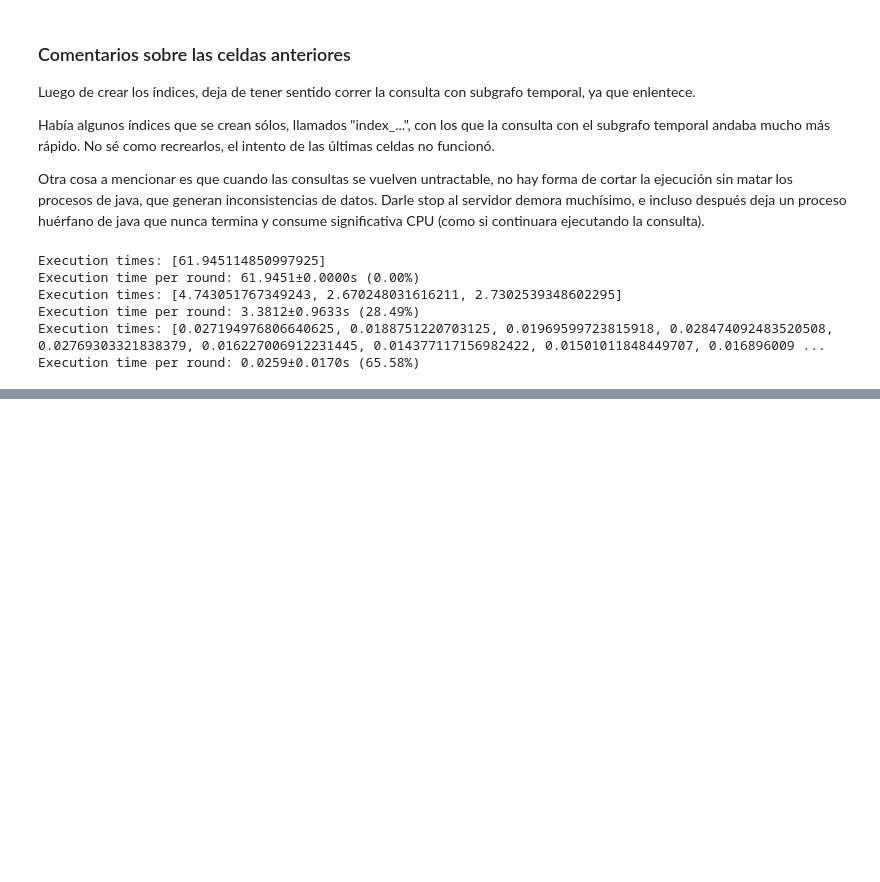
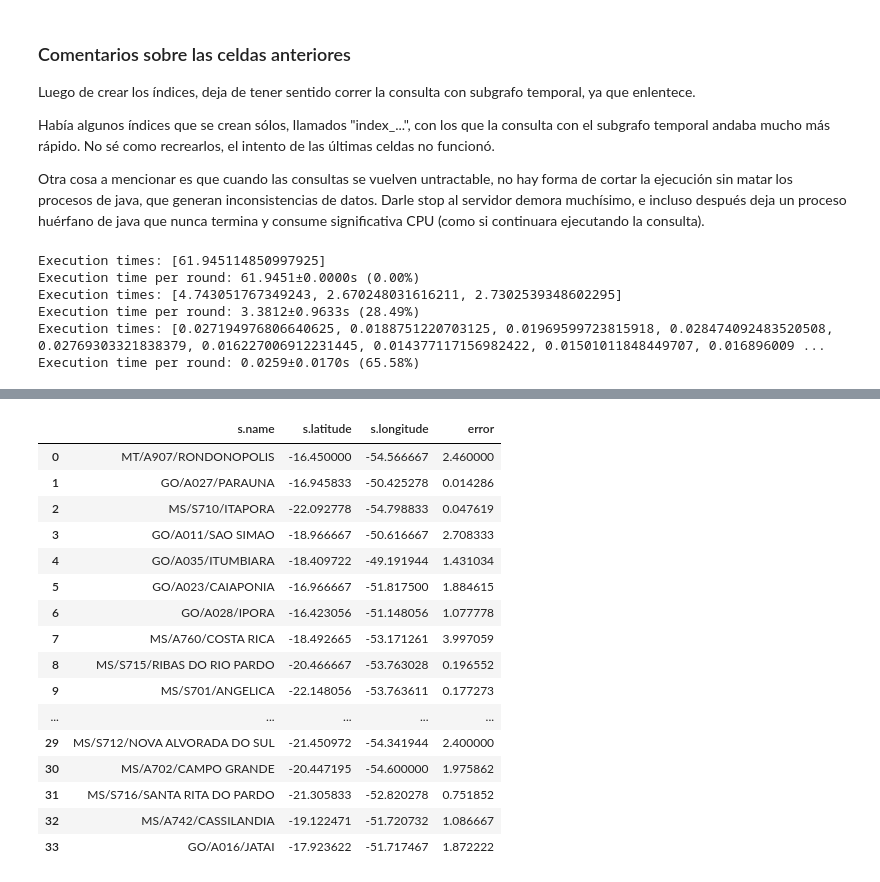
Before and after one commit to DonBraulio/WeatherGraphDB, a Jupyter notebook: BDNR2022_Proyecto_Final.ipynb, the cells around one changed output, grey strips where cells are left out. Saved outputs shown, nothing was run; the diff lists cells and outputs as text; code cells hidden in the pictures; blank space fills up the shorter version.

```diff
--- a/BDNR2022_Proyecto_Final.ipynb
+++ b/BDNR2022_Proyecto_Final.ipynb
@@ -486,0 +555,24 @@ Execution time per round: 0.0259±0.0170s (65.58%)
+# %%
+station_name = "MS/A756/AGUA CLARA"
+search_distance = 500
+search_date = "2021-04-30"
+search_time = "14:00"
+
+ref_station = graph.run(f"""
+    MATCH (s:Station{{name: "{station_name}"}})
+    RETURN s.name, s.latitude, s.longitude
+    """).to_data_frame().iloc[0]
+
+df_map = graph.run(f"""
+    MATCH (s0:Station{{name: "{station_name}"}})
+           -->(m0:Measurement{{date: date("{search_date}"), hour: time("{search_time}")}})
+    MATCH (s:Station)-->(m:Measurement{{hour: m0.hour, date: m0.date}})
+    WHERE m.temperature <> -9999
+    WITH s0, m0, s, m,
+         point.distance(point({{longitude: s.longitude, latitude: s.latitude}}),
+                        point({{longitude: s0.longitude, latitude: s0.latitude}}))/1000
+                        AS distance
+    WHERE distance < {search_distance}
+    RETURN s.name, s.latitude, s.longitude
+    """).to_data_frame()
+df_map
@@ -486,0 +597,35 @@ Execution time per round: 0.0259±0.0170s (65.58%)
+# %%
+df_map["error"] = 0
+avg_distance = 500
+
+for station in [station_name] + list(df_map["s.name"]):
+    station_query = graph.run(f"""
+        MATCH (s0:Station{{name: "{station}"}})
+               -->(m0:Measurement{{date: date("{search_date}"), hour: time("{search_time}")}})
+        MATCH (s:Station)-->(m:Measurement{{hour: m0.hour, date: m0.date}})
+        WHERE m.temperature <> -9999 AND s <> s0
+        WITH s0, m0, s, m, point.distance(point({{longitude: s.longitude, latitude: s.latitude}}), point({{longitude: s0.longitude, latitude: s0.latitude}}))/1000 AS distance
+        WHERE distance < {avg_distance}
+
+        RETURN AVG(m.temperature) as avg_temperature, ABS(m0.temperature - AVG(m.temperature)) AS AbsoluteError
+        """).to_data_frame().iloc[0]
+    df_map.loc[df_map["s.name"] == station, "error"] = station_query["AbsoluteError"]
+df_map
+# %% [output]
+|  | s.name | s.latitude | s.longitude | error |
+| 0 | MT/A907/RONDONOPOLIS | -16.450000 | -54.566667 | 2.460000 |
+| 1 | GO/A027/PARAUNA | -16.945833 | -50.425278 | 0.014286 |
+| 2 | MS/S710/ITAPORA | -22.092778 | -54.798833 | 0.047619 |
+| 3 | GO/A011/SAO SIMAO | -18.966667 | -50.616667 | 2.708333 |
+| 4 | GO/A035/ITUMBIARA | -18.409722 | -49.191944 | 1.431034 |
+| 5 | GO/A023/CAIAPONIA | -16.966667 | -51.817500 | 1.884615 |
+| 6 | GO/A028/IPORA | -16.423056 | -51.148056 | 1.077778 |
+| 7 | MS/A760/COSTA RICA | -18.492665 | -53.171261 | 3.997059 |
+| 8 | MS/S715/RIBAS DO RIO PARDO | -20.466667 | -53.763028 | 0.196552 |
+| 9 | MS/S701/ANGELICA | -22.148056 | -53.763611 | 0.177273 |
+| ... | ... | ... | ... | ... |
+| 29 | MS/S712/NOVA ALVORADA DO SUL | -21.450972 | -54.341944 | 2.400000 |
+| 30 | MS/A702/CAMPO GRANDE | -20.447195 | -54.600000 | 1.975862 |
+| 31 | MS/S716/SANTA RITA DO PARDO | -21.305833 | -52.820278 | 0.751852 |
+| 32 | MS/A742/CASSILANDIA | -19.122471 | -51.720732 | 1.086667 |
+| 33 | GO/A016/JATAI | -17.923622 | -51.717467 | 1.872222 |
```
Also changed, not shown: parts of 4 cells of this notebook.
